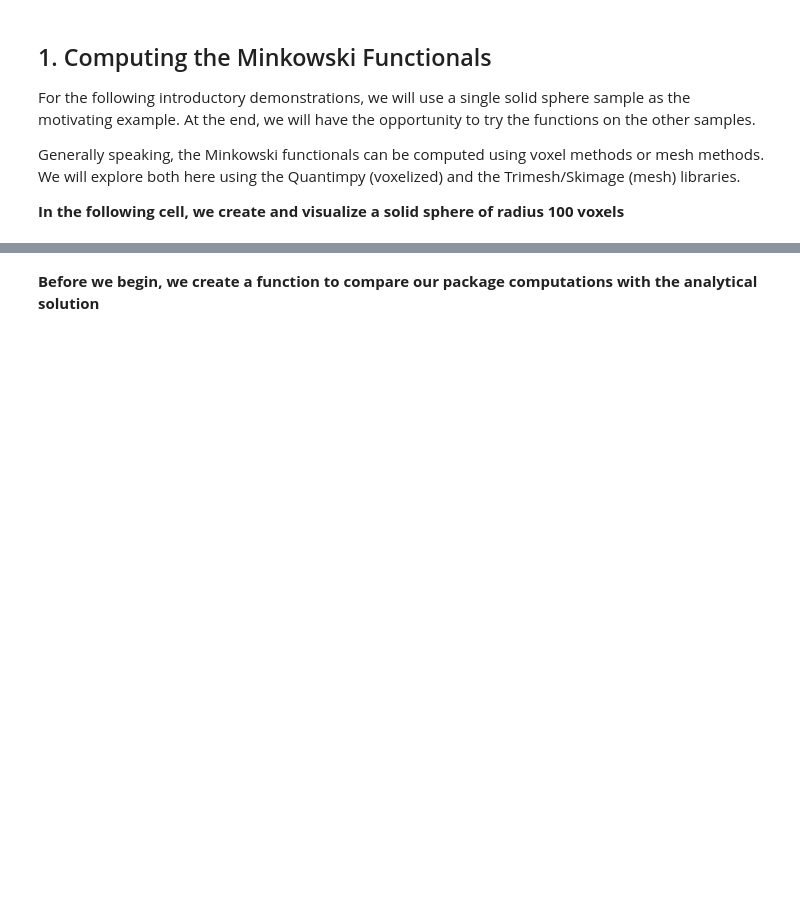
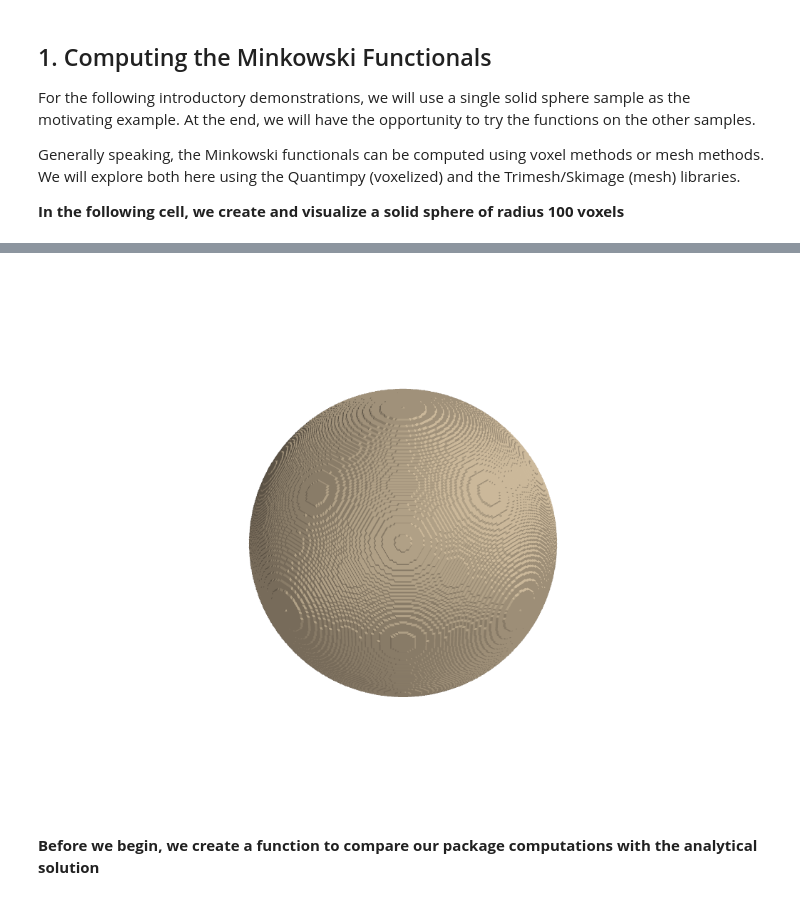
Before and after one commit to digital-porous-media/geometric_characterization, a Jupyter notebook: Notebooks/1A_Minkowski_Bernie.ipynb, the cells around one changed output, grey strips where cells are left out. Drawn from its saved outputs; the diff is of its cells as text; code cells hidden in the pictures; blank space fills up the shorter version.

```diff
--- a/Notebooks/1A_Minkowski_Bernie.ipynb
+++ b/Notebooks/1A_Minkowski_Bernie.ipynb
@@ -24,6 +24,7 @@ import os
 import glob
 import sys
 sys.path.append('../')
+import requests
 # import src.utils
 
 # Image processsing
@@ -32,17 +33,16 @@ from skimage.morphology import ball
 
 # Image visualization
 import pyvista as pv
+pv.set_jupyter_backend('static')
 # pv.set_jupyter_backend('server')
 import matplotlib.pyplot as plt
 import tifffile
 
 # Image quantification
 import numpy as np
-# from quantimpy import minkowski as mk
+from quantimpy import minkowski as mk
 import porespy as ps
 import trimesh
-
-
 
 # Jupyter widgets
 from ipywidgets import interact, interactive
@@ -99,12 +123,10 @@ pv.global_theme.font.color = 'black'
 pv.global_theme.font.size = 18
 pv.global_theme.font.label_size = 14
 
-pv.set_jupyter_backend('server')
-
 pv_image_obj = pv.wrap(sphere)
 contours = pv_image_obj.contour(isosurfaces=[0.5])
 plotter_obj.add_mesh(contours, opacity=1, color=(200 / 255, 181 / 255, 152 / 255), diffuse=0.75, ambient=0.15)
 
 
-plotter_obj.show(jupyter_backend='server')
+plotter_obj.show()
 # %% [output]
@@ -112,3 +133,4 @@ Widget(value='<iframe src="http://localhost:53527/index.html?ui=P_0x31c862790_5&
+[figure, added]
 # %% [markdown]
 **Before we begin, we create a function to compare our package computations with the analytical solution**
 # %%
```
Also changed, not shown: parts of 10 cells of this notebook, 2 other files.
